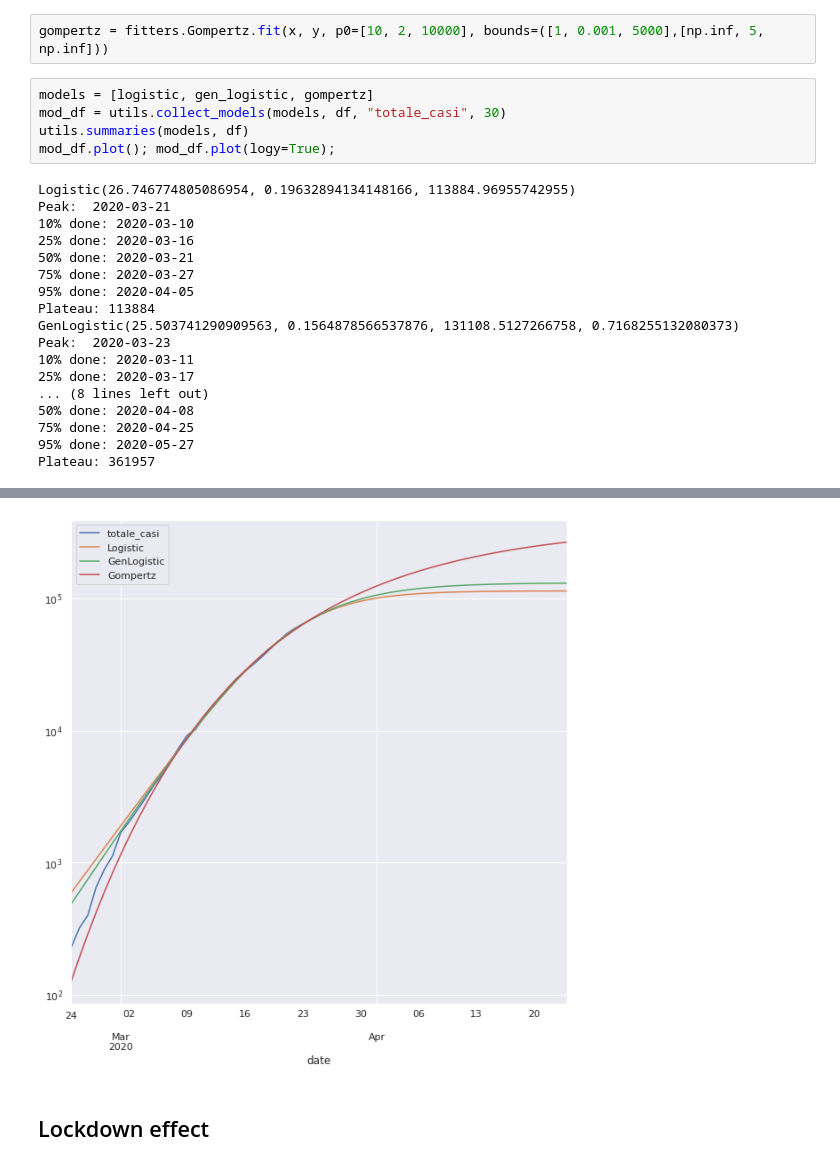
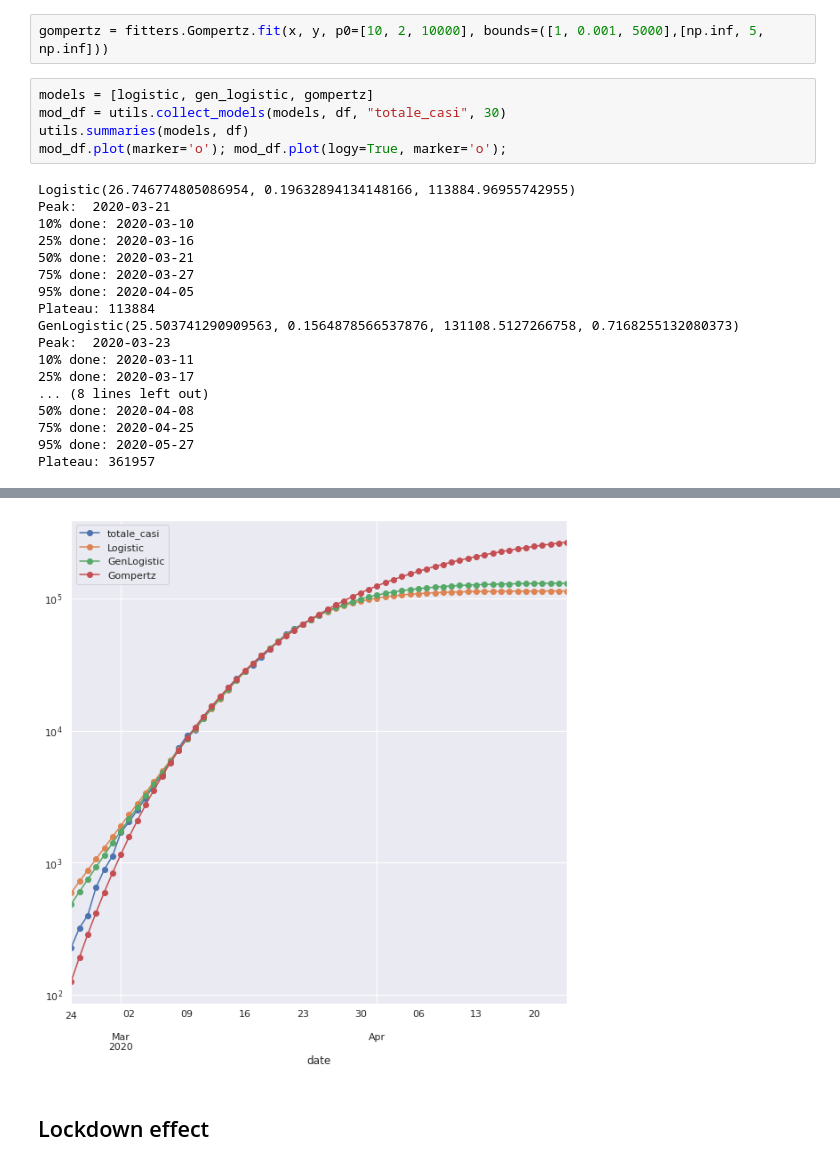
Before and after one commit to GuidoBallabio/COVID-19, a Jupyter notebook: National Trend.ipynb, the cells around one changed output, grey strips where cells are left out. Cells and saved outputs as stored; diff of their text form.

Commit message:
Fix plots and details

```diff
--- a/National Trend.ipynb
+++ b/National Trend.ipynb
@@ -39,7 +39,7 @@ gompertz = fitters.Gompertz.fit(x, y, p0=[10, 2, 10000], bounds=([1, 0.001, 5000
 models = [logistic, gen_logistic, gompertz]
 mod_df = utils.collect_models(models, df, "totale_casi", 30)
 utils.summaries(models, df)
-mod_df.plot(); mod_df.plot(logy=True);
+mod_df.plot(marker='o'); mod_df.plot(logy=True, marker='o');
 # %% [output]
 Logistic(26.746774805086954, 0.19632894134148166, 113884.96955742955)
 Peak:  2020-03-21
@@ -62,4 +62,4 @@ Plateau: 361957
-[figure, old version]
+[figure, new version]
 # %% [markdown]
 ## Lockdown effect
 # %%
```
Also changed, not shown: parts of 7 cells of this notebook, 1 other file.
